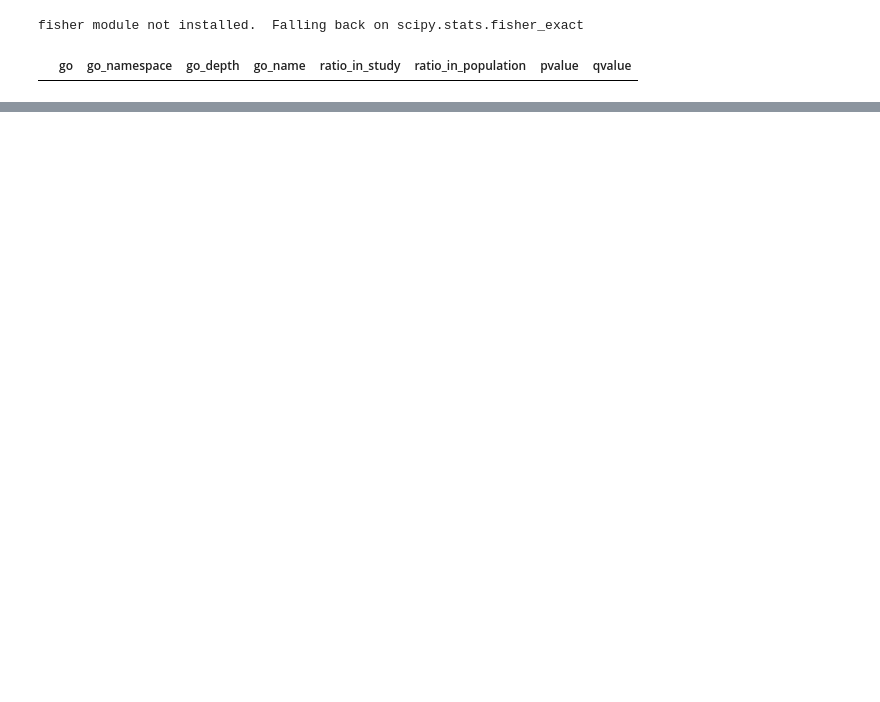
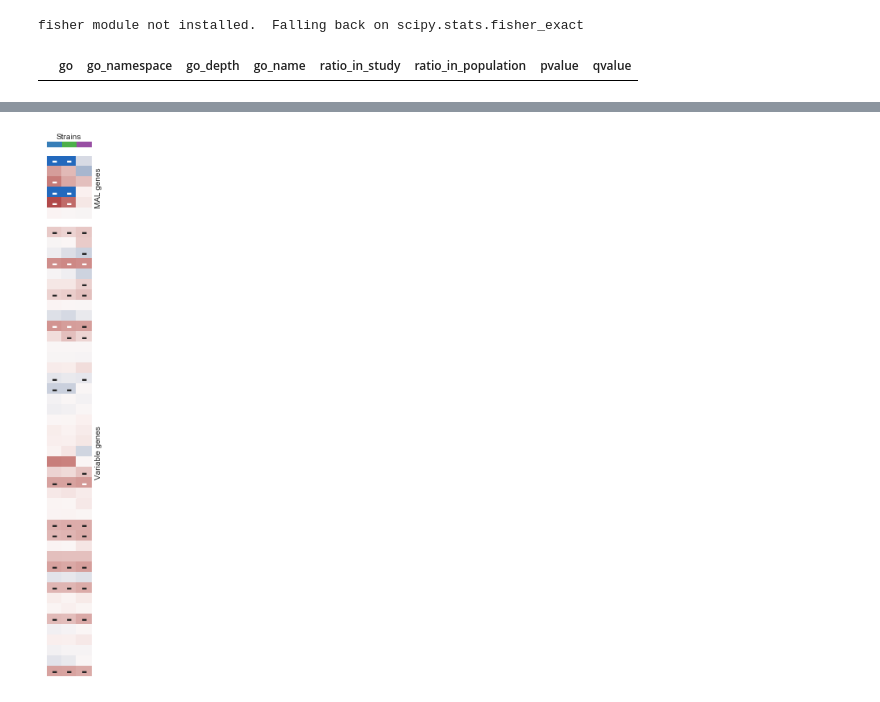
Before and after one commit to mgalardini/2018koyeast, a Jupyter notebook: notebooks/examples.ipynb, the cells around one changed output, grey strips where cells are left out. Drawn from its saved outputs; the diff is of its cells as text; code cells hidden in the pictures; blank space fills up the shorter version.

```diff
--- a/notebooks/examples.ipynb
+++ b/notebooks/examples.ipynb
@@ -558 +958,40 @@ fisher module not installed.  Falling back on scipy.stats.fisher_exact
+# %%
+c = ['Glycerol 2% (48H)',
+     'Maltose 2% (48H)']
+s1 = 'S288C'
+qvalue = 1E-4
+
+genes1 = [x for x in d['gene'].unique()
+          if gn.get(x, x).startswith('MAL')
+          or gn.get(x, x).startswith('AGT')
+          or gn.get(x, x).startswith('MPH')]
+
+t = d[((d['strain1'] == s1) | (d['strain2'] == s1))].loc[c]
+t1 = pd.concat([t[(t['strain1'] == s1) &
+                  (t['phenotype1']) &
+                  (t['scores1'] < 0) &
+                  (t['qvalue'] < qvalue)],
+                t[(t['strain2'] == s1) &
+                  (t['phenotype2']) &
+                  (t['scores2'] < 0) &
+                  (t['qvalue'] < qvalue)]])
+
+genes2 = pd.concat([t1])['gene'].unique()
+
+idx = plot_de_2(genes1, genes2,
+                r, strains,
+                idx1, idx2, gn=gn,
+                nc=1, ng=(len(genes1)+len(genes2))*0.25,
+                ylabel1='MAL genes',
+                ylabel2='Variable genes',
+                hspace=0.05)
+
+plt.savefig('eheatmap_maltose.png',
+            dpi=300, bbox_inches='tight',
+            transparent=True)
+plt.savefig('eheatmap_maltose.svg',
+            dpi=300, bbox_inches='tight',
+            transparent=True);
+# %% [output]
+[figure, added]
 # %%
```
Also changed, not shown: parts of 24 cells of this notebook, 15 other files.
